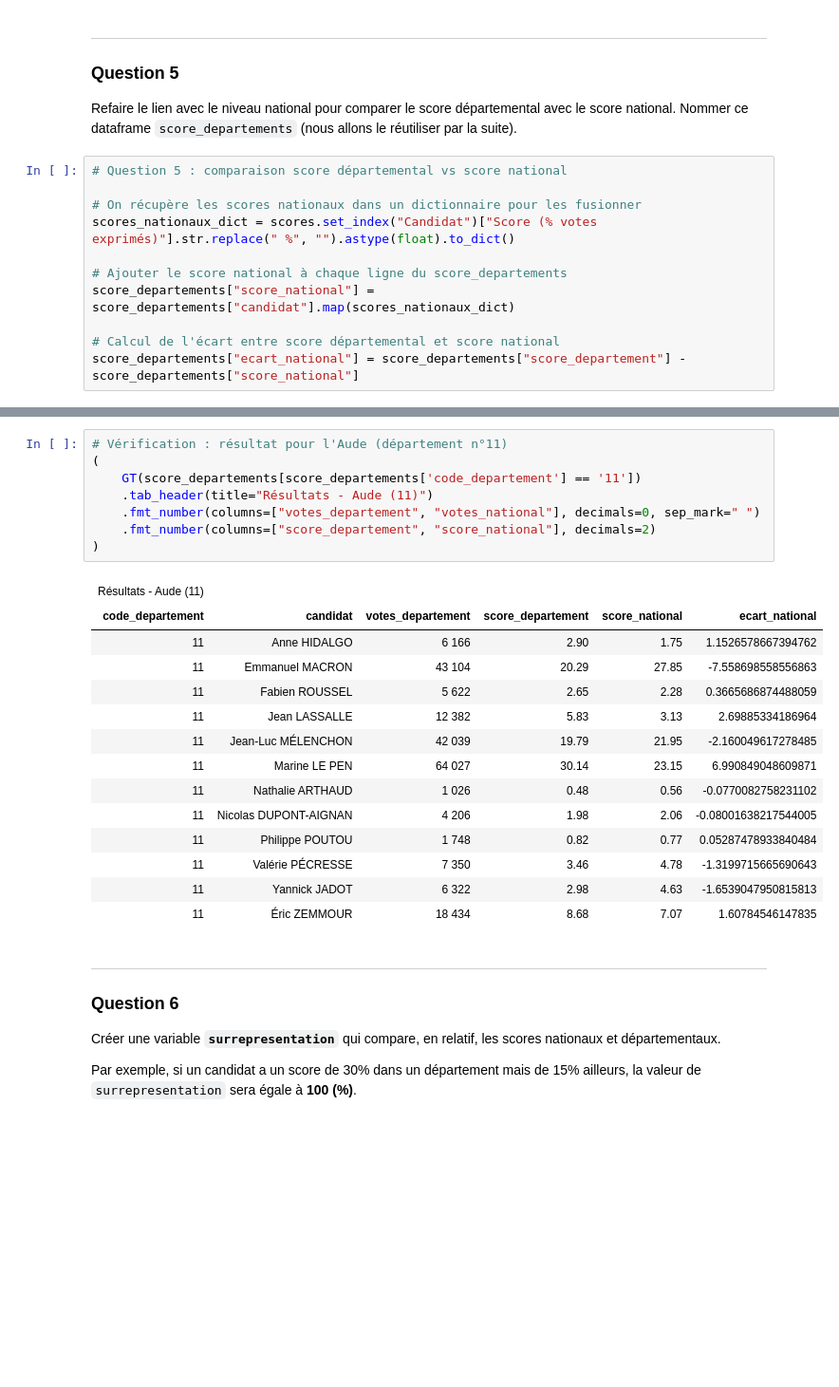
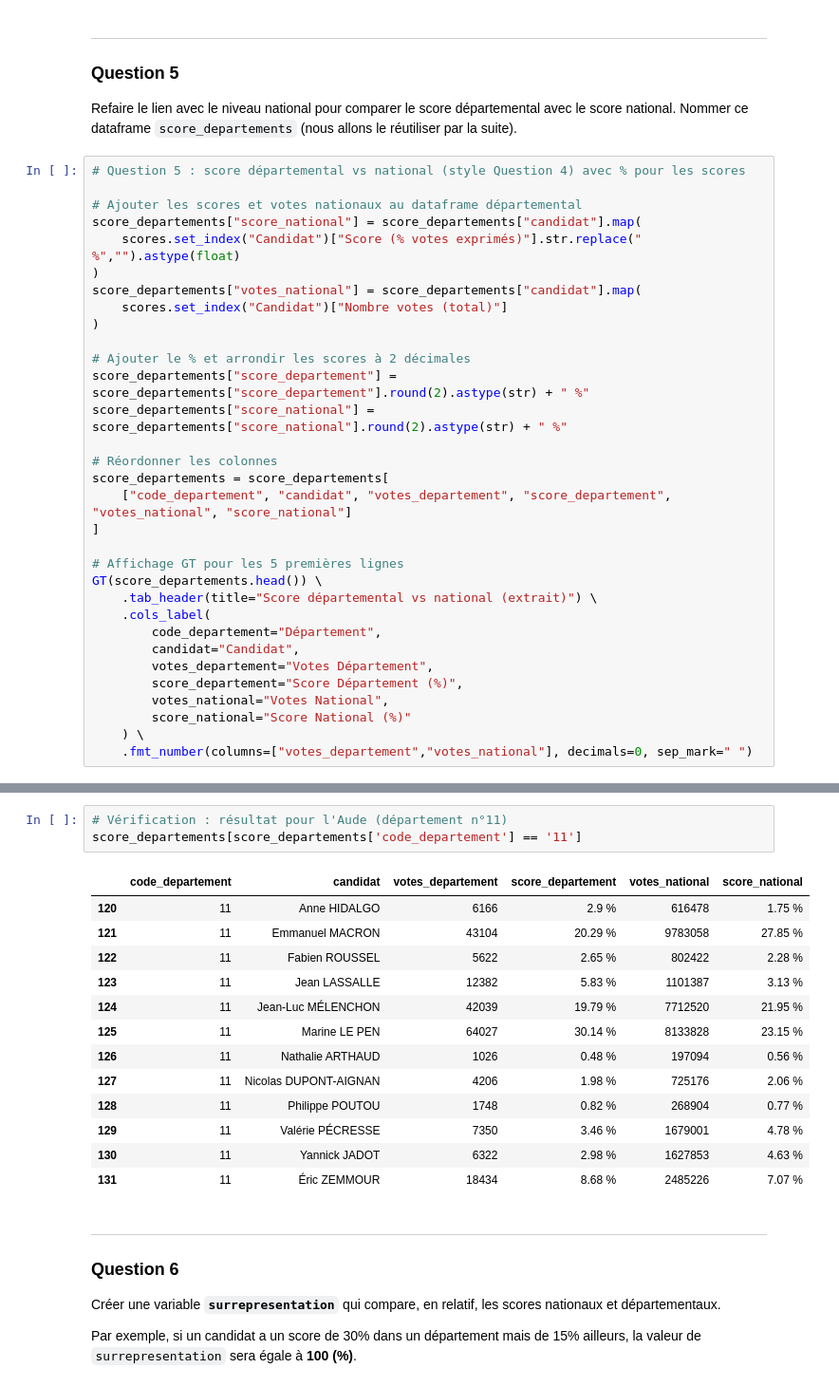
Before and after one commit to zgregi/DM_python_datascience, a Jupyter notebook: main.ipynb, the cells around one changed output, grey strips where cells are left out. Shown at 95% size. Saved outputs shown, nothing was run; the diff lists cells and outputs as text; blank space fills up the shorter version.

Commit message:
Question 5 rectfié

```diff
--- a/main.ipynb
+++ b/main.ipynb
@@ -195,13 +195,34 @@ score_departements[score_departements['code_departement'] == '11']
 
 Refaire le lien avec le niveau national pour comparer le score départemental avec le score national. Nommer ce dataframe `score_departements` (nous allons le réutiliser par la suite).
 # %%
-# Question 5 : comparaison score départemental vs score national
+# Question 5 : score départemental vs national (style Question 4) avec % pour les scores
 
-# On récupère les scores nationaux dans un dictionnaire pour les fusionner
-scores_nationaux_dict = scores.set_index("Candidat")["Score (% votes exprimés)"].str.replace(" %", "").astype(float).to_dict()
+# Ajouter les scores et votes nationaux au dataframe départemental
+score_departements["score_national"] = score_departements["candidat"].map(
+    scores.set_index("Candidat")["Score (% votes exprimés)"].str.replace(" %","").astype(float)
+)
+score_departements["votes_national"] = score_departements["candidat"].map(
+    scores.set_index("Candidat")["Nombre votes (total)"]
+)
 
-# Ajouter le score national à chaque ligne du score_departements
-score_departements["score_national"] = score_departements["candidat"].map(scores_nationaux_dict)
+# Ajouter le % et arrondir les scores à 2 décimales
+score_departements["score_departement"] = score_departements["score_departement"].round(2).astype(str) + " %"
+score_departements["score_national"] = score_departements["score_national"].round(2).astype(str) + " %"
 
-# Calcul de l'écart entre score départemental et score national
-score_departements["ecart_national"] = score_departements["score_departement"] - score_departements["score_national"]
+# Réordonner les colonnes
+score_departements = score_departements[
+    ["code_departement", "candidat", "votes_departement", "score_departement", "votes_national", "score_national"]
+]
+
+# Affichage GT pour les 5 premières lignes
+GT(score_departements.head()) \
+    .tab_header(title="Score départemental vs national (extrait)") \
+    .cols_label(
+        code_departement="Département",
+        candidat="Candidat",
+        votes_departement="Votes Département",
+        score_departement="Score Département (%)",
+        votes_national="Votes National",
+        score_national="Score National (%)"
+    ) \
+    .fmt_number(columns=["votes_departement","votes_national"], decimals=0, sep_mark=" ")
@@ -208,26 +237,20 @@ score_departements["ecart_national"] = score_departements["score_departement"] -
 # %%
 # Vérification : résultat pour l'Aude (département n°11)
-(
-    GT(score_departements[score_departements['code_departement'] == '11'])
-    .tab_header(title="Résultats - Aude (11)")
-    .fmt_number(columns=["votes_departement", "votes_national"], decimals=0, sep_mark=" ")
-    .fmt_number(columns=["score_departement", "score_national"], decimals=2)
-)
+score_departements[score_departements['code_departement'] == '11']
 # %% [output]
-| Résultats - Aude (11) |  |  |  |  |  |
-| code_departement | candidat | votes_departement | score_departement | score_national | ecart_national |
-| 11 | Anne HIDALGO | 6 166 | 2.90 | 1.75 | 1.1526578667394762 |
-| 11 | Emmanuel MACRON | 43 104 | 20.29 | 27.85 | -7.558698558556863 |
-| 11 | Fabien ROUSSEL | 5 622 | 2.65 | 2.28 | 0.3665686874488059 |
-| 11 | Jean LASSALLE | 12 382 | 5.83 | 3.13 | 2.69885334186964 |
-| 11 | Jean-Luc MÉLENCHON | 42 039 | 19.79 | 21.95 | -2.160049617278485 |
-| 11 | Marine LE PEN | 64 027 | 30.14 | 23.15 | 6.990849048609871 |
-| 11 | Nathalie ARTHAUD | 1 026 | 0.48 | 0.56 | -0.0770082758231102 |
-| 11 | Nicolas DUPONT-AIGNAN | 4 206 | 1.98 | 2.06 | -0.08001638217544005 |
-| 11 | Philippe POUTOU | 1 748 | 0.82 | 0.77 | 0.05287478933840484 |
-| 11 | Valérie PÉCRESSE | 7 350 | 3.46 | 4.78 | -1.3199715665690643 |
-| 11 | Yannick JADOT | 6 322 | 2.98 | 4.63 | -1.6539047950815813 |
-| 11 | Éric ZEMMOUR | 18 434 | 8.68 | 7.07 | 1.60784546147835 |
+|  | code_departement | candidat | votes_departement | score_departement | votes_national | score_national |
+| 120 | 11 | Anne HIDALGO | 6166 | 2.9 % | 616478 | 1.75 % |
+| 121 | 11 | Emmanuel MACRON | 43104 | 20.29 % | 9783058 | 27.85 % |
+| 122 | 11 | Fabien ROUSSEL | 5622 | 2.65 % | 802422 | 2.28 % |
+| 123 | 11 | Jean LASSALLE | 12382 | 5.83 % | 1101387 | 3.13 % |
+| 124 | 11 | Jean-Luc MÉLENCHON | 42039 | 19.79 % | 7712520 | 21.95 % |
+| 125 | 11 | Marine LE PEN | 64027 | 30.14 % | 8133828 | 23.15 % |
+| 126 | 11 | Nathalie ARTHAUD | 1026 | 0.48 % | 197094 | 0.56 % |
+| 127 | 11 | Nicolas DUPONT-AIGNAN | 4206 | 1.98 % | 725176 | 2.06 % |
+| 128 | 11 | Philippe POUTOU | 1748 | 0.82 % | 268904 | 0.77 % |
+| 129 | 11 | Valérie PÉCRESSE | 7350 | 3.46 % | 1679001 | 4.78 % |
+| 130 | 11 | Yannick JADOT | 6322 | 2.98 % | 1627853 | 4.63 % |
+| 131 | 11 | Éric ZEMMOUR | 18434 | 8.68 % | 2485226 | 7.07 % |
 # %% [markdown]
 ---
 ### Question 6
```
Also changed, not shown: parts of 1 cell of this notebook.
